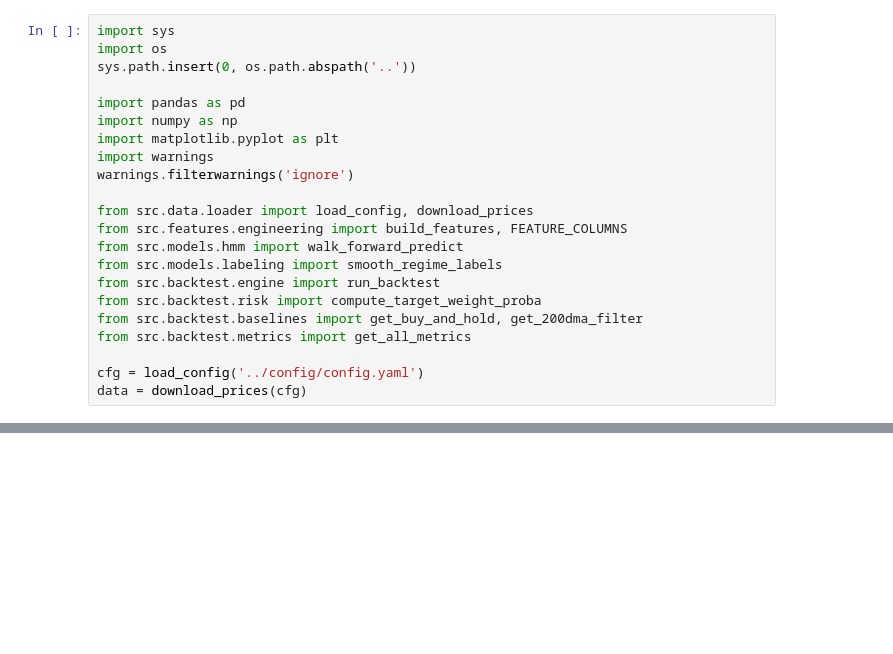
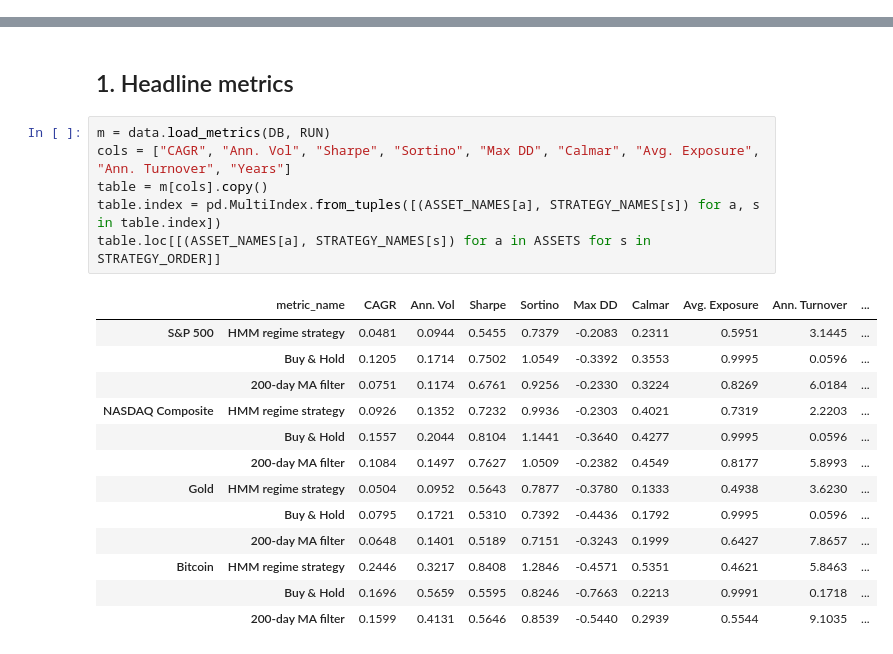
Before and after one commit to Anshuman0716/Stock-Market-Regime-Prediction, a Jupyter notebook: notebooks/03_backtest_and_risk.ipynb, the cells around one changed output, grey strips where cells are left out. Saved outputs shown, nothing was run; the diff lists cells and outputs as text; blank space fills up the shorter version.

```diff
--- a/notebooks/03_backtest_and_risk.ipynb
+++ b/notebooks/03_backtest_and_risk.ipynb
@@ -11,22 +0,0 @@ We strictly enforce:
-# %%
-import sys
-import os
-sys.path.insert(0, os.path.abspath('..'))
-
-import pandas as pd
-import numpy as np
-import matplotlib.pyplot as plt
-import warnings
-warnings.filterwarnings('ignore')
-
-from src.data.loader import load_config, download_prices
-from src.features.engineering import build_features, FEATURE_COLUMNS
-from src.models.hmm import walk_forward_predict
-from src.models.labeling import smooth_regime_labels
-from src.backtest.engine import run_backtest
-from src.backtest.risk import compute_target_weight_proba
-from src.backtest.baselines import get_buy_and_hold, get_200dma_filter
-from src.backtest.metrics import get_all_metrics
-
-cfg = load_config('../config/config.yaml')
-data = download_prices(cfg)
@@ -157,0 +57,22 @@ for ev_name, peak_date in events.items():
+# %% [markdown]
+## 1. Headline metrics
+# %%
+m = data.load_metrics(DB, RUN)
+cols = ["CAGR", "Ann. Vol", "Sharpe", "Sortino", "Max DD", "Calmar", "Avg. Exposure", "Ann. Turnover", "Years"]
+table = m[cols].copy()
+table.index = pd.MultiIndex.from_tuples([(ASSET_NAMES[a], STRATEGY_NAMES[s]) for a, s in table.index])
+table.loc[[(ASSET_NAMES[a], STRATEGY_NAMES[s]) for a in ASSETS for s in STRATEGY_ORDER]]
+# %% [output]
+|  | metric_name | CAGR | Ann. Vol | Sharpe | Sortino | Max DD | Calmar | Avg. Exposure | Ann. Turnover | ... |
+| S&P 500 | HMM regime strategy | 0.0481 | 0.0944 | 0.5455 | 0.7379 | -0.2083 | 0.2311 | 0.5951 | 3.1445 | ... |
+|  | Buy & Hold | 0.1205 | 0.1714 | 0.7502 | 1.0549 | -0.3392 | 0.3553 | 0.9995 | 0.0596 | ... |
+|  | 200-day MA filter | 0.0751 | 0.1174 | 0.6761 | 0.9256 | -0.2330 | 0.3224 | 0.8269 | 6.0184 | ... |
+| NASDAQ Composite | HMM regime strategy | 0.0926 | 0.1352 | 0.7232 | 0.9936 | -0.2303 | 0.4021 | 0.7319 | 2.2203 | ... |
+|  | Buy & Hold | 0.1557 | 0.2044 | 0.8104 | 1.1441 | -0.3640 | 0.4277 | 0.9995 | 0.0596 | ... |
+|  | 200-day MA filter | 0.1084 | 0.1497 | 0.7627 | 1.0509 | -0.2382 | 0.4549 | 0.8177 | 5.8993 | ... |
+| Gold | HMM regime strategy | 0.0504 | 0.0952 | 0.5643 | 0.7877 | -0.3780 | 0.1333 | 0.4938 | 3.6230 | ... |
+|  | Buy & Hold | 0.0795 | 0.1721 | 0.5310 | 0.7392 | -0.4436 | 0.1792 | 0.9995 | 0.0596 | ... |
+|  | 200-day MA filter | 0.0648 | 0.1401 | 0.5189 | 0.7151 | -0.3243 | 0.1999 | 0.6427 | 7.8657 | ... |
+| Bitcoin | HMM regime strategy | 0.2446 | 0.3217 | 0.8408 | 1.2846 | -0.4571 | 0.5351 | 0.4621 | 5.8463 | ... |
+|  | Buy & Hold | 0.1696 | 0.5659 | 0.5595 | 0.8246 | -0.7663 | 0.2213 | 0.9991 | 0.1718 | ... |
+|  | 200-day MA filter | 0.1599 | 0.4131 | 0.5646 | 0.8539 | -0.5440 | 0.2939 | 0.5544 | 9.1035 | ... |
```
Also changed, not shown: parts of 21 cells of this notebook, 41 other files.
